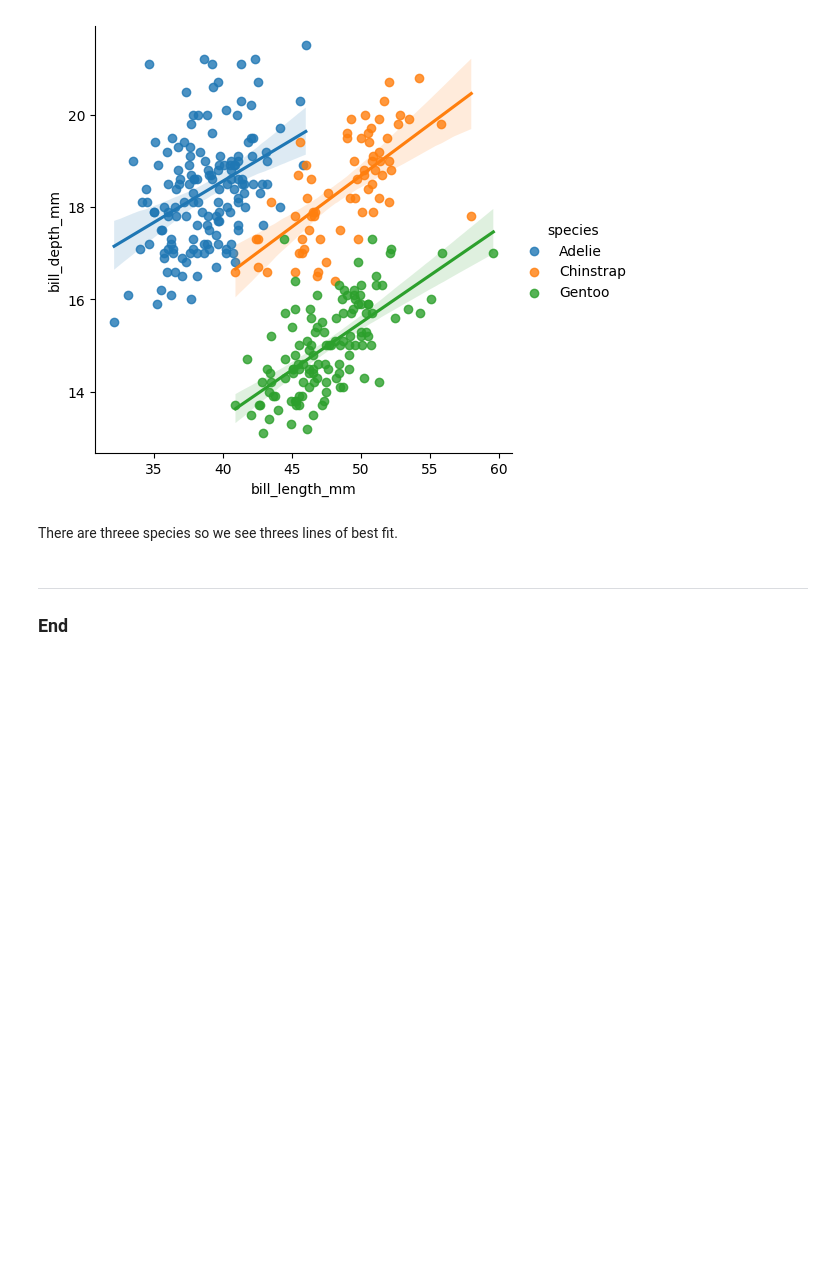
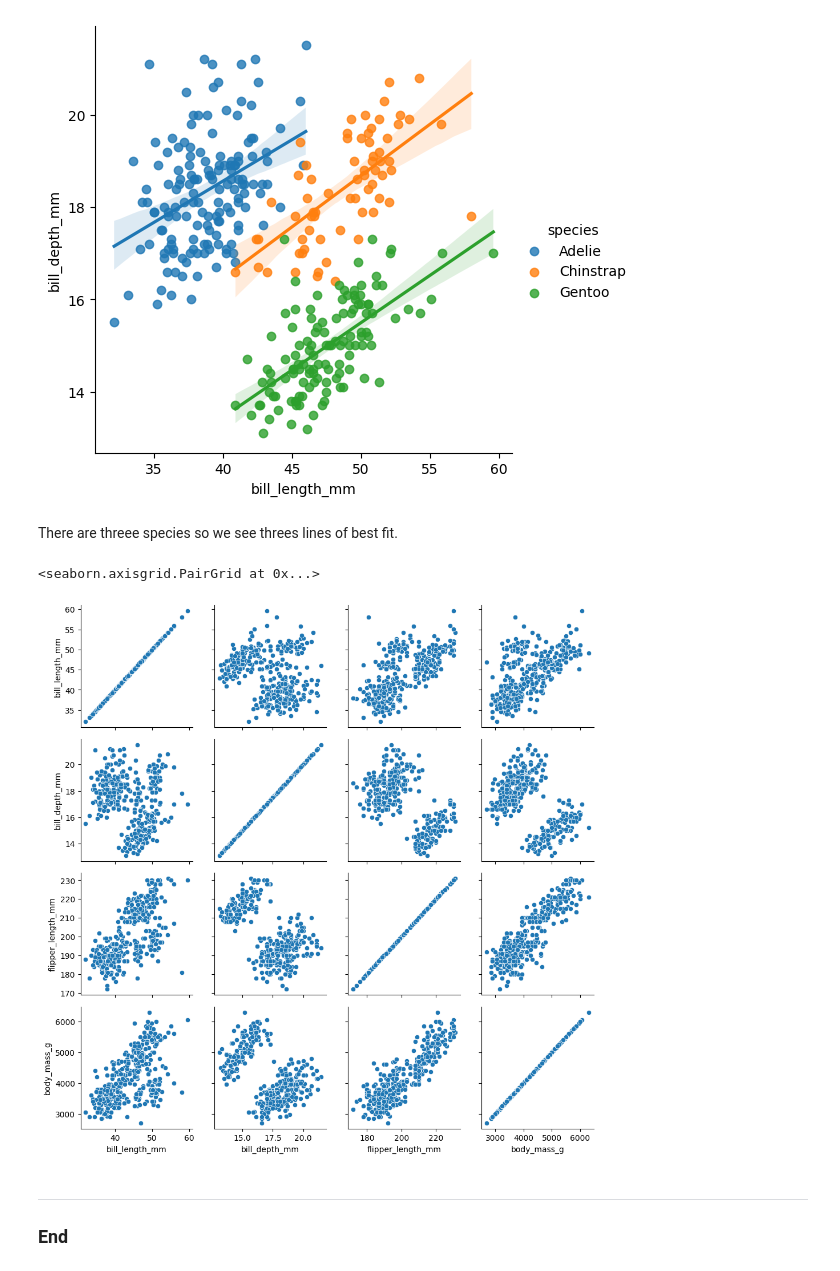
Before and after one commit to holmstead/principles_of_data_analytics, a Jupyter notebook: penguins.ipynb, the cells around one changed output. Saved outputs shown, nothing was run; the diff lists cells and outputs as text; code cells hidden in the pictures; blank space fills up the shorter version.

Commit message:
add pairgrid

```diff
--- a/penguins.ipynb
+++ b/penguins.ipynb
@@ -354,6 +354,12 @@ sns.lmplot(df, x="bill_length_mm", y="bill_depth_mm", hue="species")
 [figure]
 # %% [markdown]
 There are threee species so we see threes lines of best fit.
+# %%
+# pairgrid is crazy, a heatmap with scatterplots instead of colours
+sns.PairGrid(df).map(sns.scatterplot)
+# %% [output]
+<seaborn.axisgrid.PairGrid at 0x...>
+[figure, added]
 # %% [markdown]
 ***
 
```
